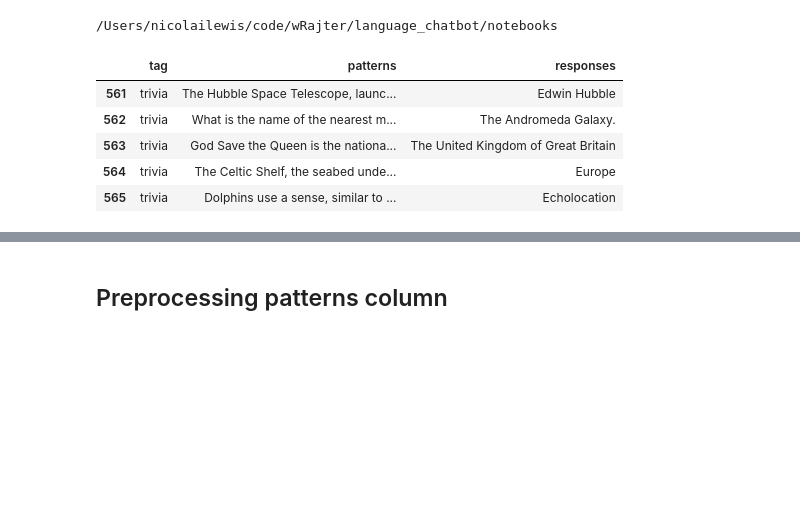
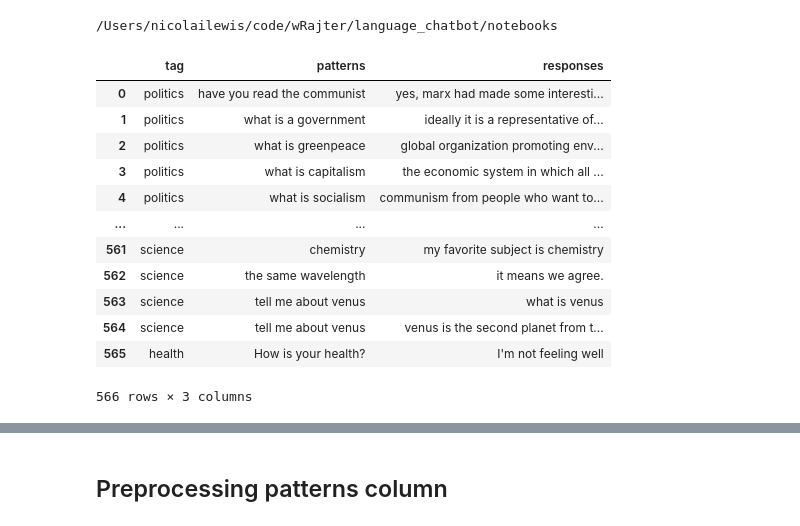
Before and after one commit to wRajter/language_chatbot, a Jupyter notebook: notebooks/nicolai_notebook.ipynb, the cells around one changed output, grey strips where cells are left out. Cells and saved outputs as stored; diff of their text form; code cells hidden in the pictures; blank space fills up the shorter version.

```diff
--- a/notebooks/nicolai_notebook.ipynb
+++ b/notebooks/nicolai_notebook.ipynb
@@ -35,15 +35,59 @@ from sklearn.preprocessing import OneHotEncoder
 # %% [output]
 /Users/nicolailewis/code/wRajter/language_chatbot/notebooks
 # %%
-data = pd.read_csv('../language_chatbot/data/conver_df.csv')
-data.tail()
+import os
+import pandas as pd
+import yaml
+import os
+
+
+def getting_yaml_data(path_to_input_file='../raw_data/small conversational bot'):
+    '''
+    takes a yaml format input and returns pandas dataframe
+    - please, specify the path to the input file,directory
+    '''
+
+    # as this dataset consits from multiple files, we will store all the file names and open them later one by one
+    files = os.listdir(path_to_input_file) # path to the directory with all the YAML files
+
+
+    # creating a dictionary where we will store data form all the files
+    data_dic = {
+        'tag': [],
+        'patterns': [],
+        'responses': []
+    }
+
+    # opening the YAML files one by one and storing the content into the dictionary
+    for file in files:
+        if 'Zone.Identifier' not in file:
+            with open(f'{path_to_input_file}/{file}', "r") as stream:
+                data = yaml.safe_load(stream)
+
+                for record in data['conversations']:
+                    data_dic['tag'].append(data['categories'][0])
+                    data_dic['patterns'].append(record[0])
+                    data_dic['responses'].append(record[1])
+
+    # creating a pandas dataframe form the dictionary
+    return pd.DataFrame.from_dict(data_dic)
-# %% [output]
-|  | tag | patterns | responses |
-| 561 | trivia | The Hubble Space Telescope, launc... | Edwin Hubble |
-| 562 | trivia | What is the name of the nearest m... | The Andromeda Galaxy. |
-| 563 | trivia | God Save the Queen is the nationa... | The United Kingdom of Great Britain |
-| 564 | trivia | The Celtic Shelf, the seabed unde... | Europe |
-| 565 | trivia | Dolphins use a sense, similar to ... | Echolocation |
+# %%
+data = getting_yaml_data()
+data
+# %% [output]
+|  | tag | patterns | responses |
+| 0 | politics | have you read the communist | yes, marx had made some interesti... |
+| 1 | politics | what is a government | ideally it is a representative of... |
+| 2 | politics | what is greenpeace | global organization promoting env... |
+| 3 | politics | what is capitalism | the economic system in which all ... |
+| 4 | politics | what is socialism | communism from people who want to... |
+| ... | ... | ... | ... |
+| 561 | science | chemistry | my favorite subject is chemistry |
+| 562 | science | the same wavelength | it means we agree. |
+| 563 | science | tell me about venus | what is venus |
+| 564 | science | tell me about venus | venus is the second planet from t... |
+| 565 | health | How is your health? | I'm not feeling well |
+566 rows × 3 columns
 # %%
 data['tag'].value_counts()
 # %% [output]
```
Also changed, not shown: parts of 18 cells of this notebook, 3 other files.
